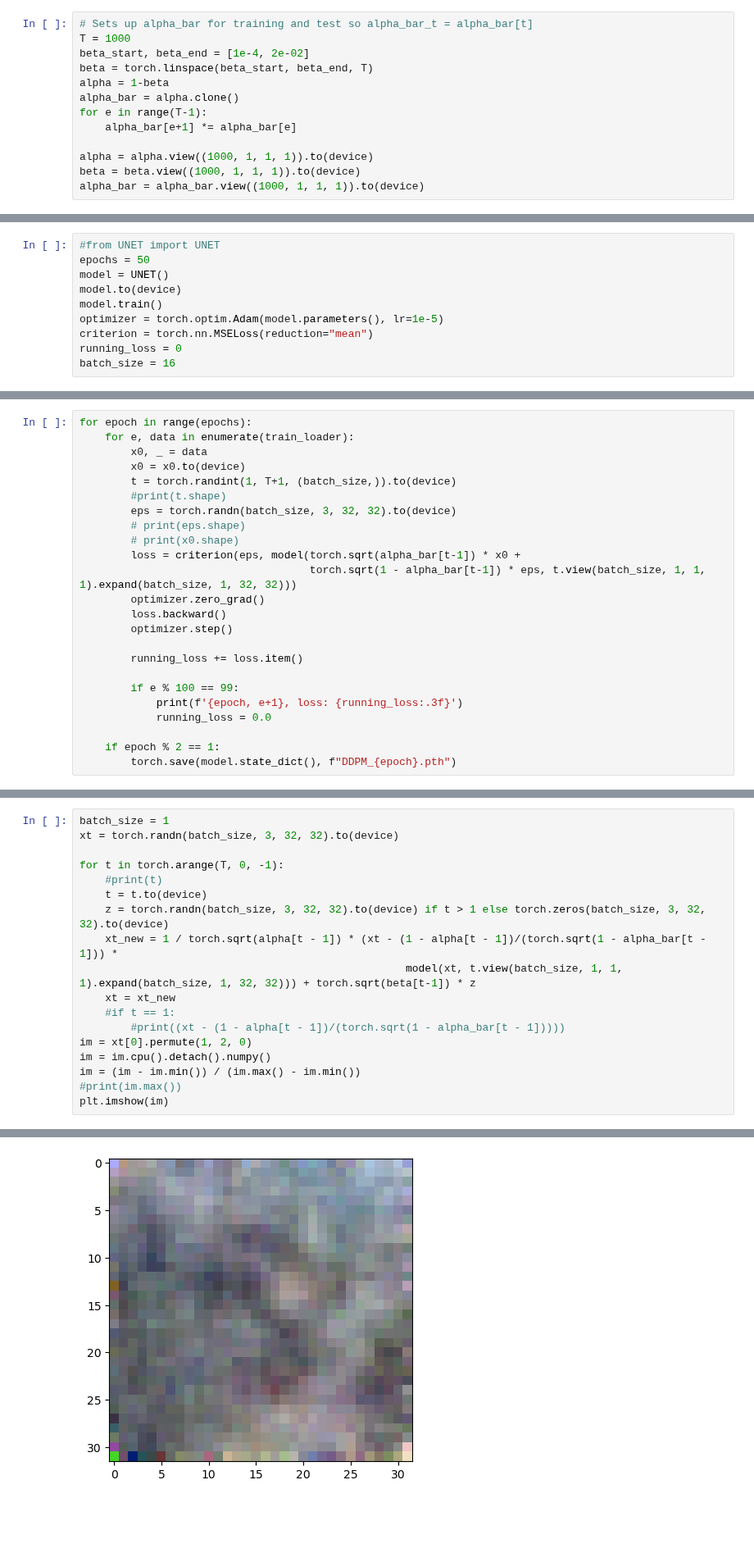
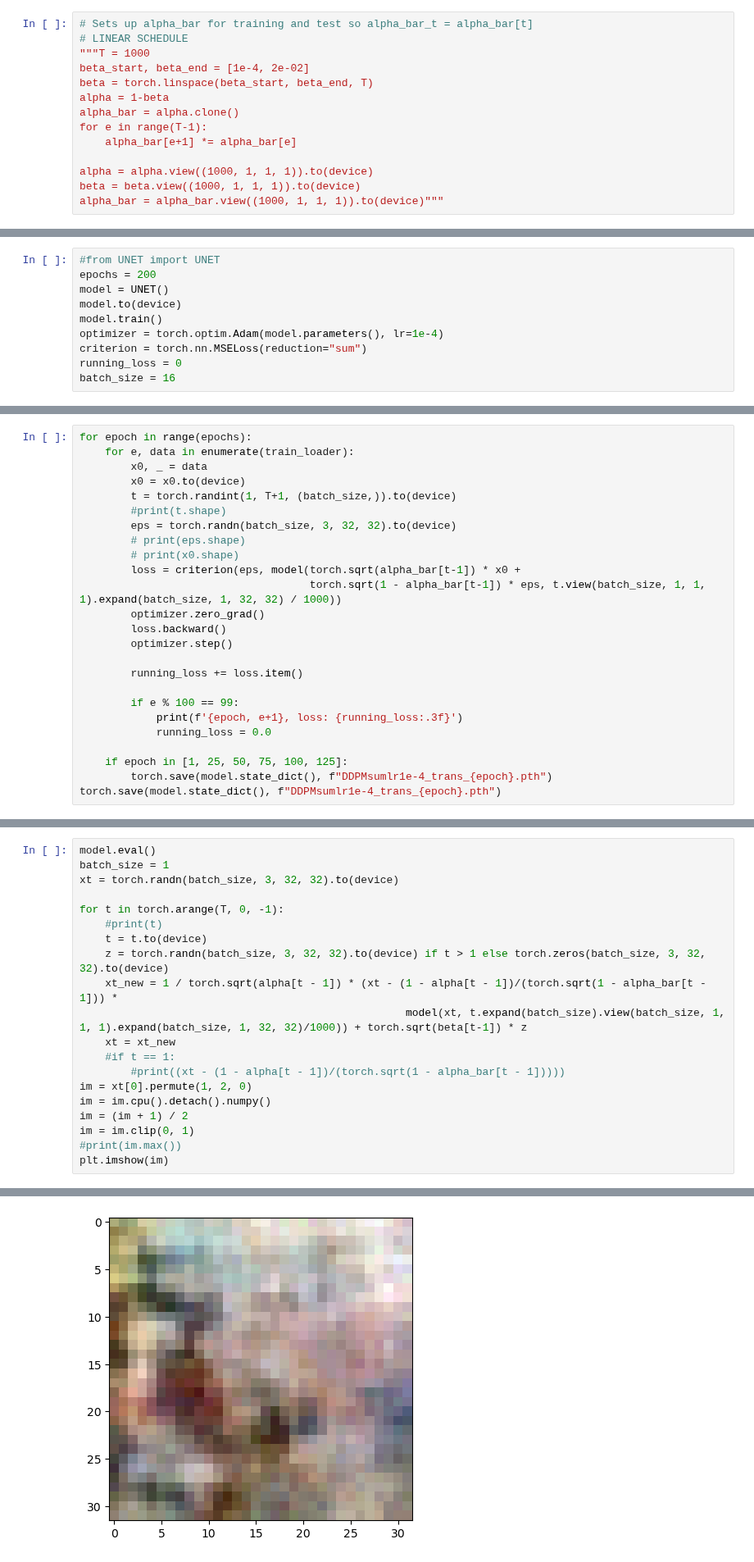
Before and after one commit to markus1573/Deep-learning-projekt, a Jupyter notebook: SmallCifarTest.ipynb, the cells around one changed output, grey strips where cells are left out. Shown at 82% size. Saved outputs shown, nothing was run; the diff lists cells and outputs as text; blank space fills up the shorter version.

Commit message:
Decent model cosine schedule and conc T

```diff
--- a/SmallCifarTest.ipynb
+++ b/SmallCifarTest.ipynb
@@ -82,6 +75,7 @@ alpha[0], alpha[1], beta[0], beta[1], alpha_bar[0], alpha_bar[1], beta[-1], alph
 # %%
 # Sets up alpha_bar for training and test so alpha_bar_t = alpha_bar[t]
-T = 1000
+# LINEAR SCHEDULE
+"""T = 1000
 beta_start, beta_end = [1e-4, 2e-02]
 beta = torch.linspace(beta_start, beta_end, T)
 alpha = 1-beta
@@ -91,4 +85,4 @@ for e in range(T-1):
 
 alpha = alpha.view((1000, 1, 1, 1)).to(device)
 beta = beta.view((1000, 1, 1, 1)).to(device)
-alpha_bar = alpha_bar.view((1000, 1, 1, 1)).to(device)
+alpha_bar = alpha_bar.view((1000, 1, 1, 1)).to(device)"""
@@ -192,11 +175,11 @@ class UNET(torch.nn.Module):
 ## Training loop
 # %%
 #from UNET import UNET
-epochs = 50
+epochs = 200
 model = UNET()
 model.to(device)
 model.train()
-optimizer = torch.optim.Adam(model.parameters(), lr=1e-5)
-criterion = torch.nn.MSELoss(reduction="mean")
+optimizer = torch.optim.Adam(model.parameters(), lr=1e-4)
+criterion = torch.nn.MSELoss(reduction="sum")
 running_loss = 0
 batch_size = 16
@@ -211,7 +196,7 @@ for epoch in range(epochs):
         # print(eps.shape)
         # print(x0.shape)
         loss = criterion(eps, model(torch.sqrt(alpha_bar[t-1]) * x0 +
-                                    torch.sqrt(1 - alpha_bar[t-1]) * eps, t.view(batch_size, 1, 1, 1).expand(batch_size, 1, 32, 32)))
+                                    torch.sqrt(1 - alpha_bar[t-1]) * eps, t.view(batch_size, 1, 1, 1).expand(batch_size, 1, 32, 32) / 1000))
         optimizer.zero_grad()
         loss.backward()
         optimizer.step()
@@ -222,6 +207,7 @@ for epoch in range(epochs):
             print(f'{epoch, e+1}, loss: {running_loss:.3f}')
             running_loss = 0.0
 
-    if epoch % 2 == 1:
-        torch.save(model.state_dict(), f"DDPM_{epoch}.pth")
+    if epoch in [1, 25, 50, 75, 100, 125]:
+        torch.save(model.state_dict(), f"DDPMsumlr1e-4_trans_{epoch}.pth")
+torch.save(model.state_dict(), f"DDPMsumlr1e-4_trans_{epoch}.pth")
 # %% [output]
@@ -280,21 +259,23 @@ UNET(
 # %%
+model.eval()
 batch_size = 1
 xt = torch.randn(batch_size, 3, 32, 32).to(device)
 
 for t in torch.arange(T, 0, -1):
     #print(t)
     t = t.to(device)
     z = torch.randn(batch_size, 3, 32, 32).to(device) if t > 1 else torch.zeros(batch_size, 3, 32, 32).to(device)
     xt_new = 1 / torch.sqrt(alpha[t - 1]) * (xt - (1 - alpha[t - 1])/(torch.sqrt(1 - alpha_bar[t - 1])) *
-                                                   model(xt, t.view(batch_size, 1, 1, 1).expand(batch_size, 1, 32, 32))) + torch.sqrt(beta[t-1]) * z
+                                                   model(xt, t.expand(batch_size).view(batch_size, 1, 1, 1).expand(batch_size, 1, 32, 32)/1000)) + torch.sqrt(beta[t-1]) * z
     xt = xt_new
     #if t == 1:
         #print((xt - (1 - alpha[t - 1])/(torch.sqrt(1 - alpha_bar[t - 1]))))
 im = xt[0].permute(1, 2, 0)
 im = im.cpu().detach().numpy()
-im = (im - im.min()) / (im.max() - im.min())
+im = (im + 1) / 2
+im = im.clip(0, 1)
 #print(im.max())
 plt.imshow(im)
 # %% [output]
 <matplotlib.image.AxesImage at 0x...>
-[figure, old version]
+[figure, new version]
```
Also changed, not shown: parts of 18 cells of this notebook.
